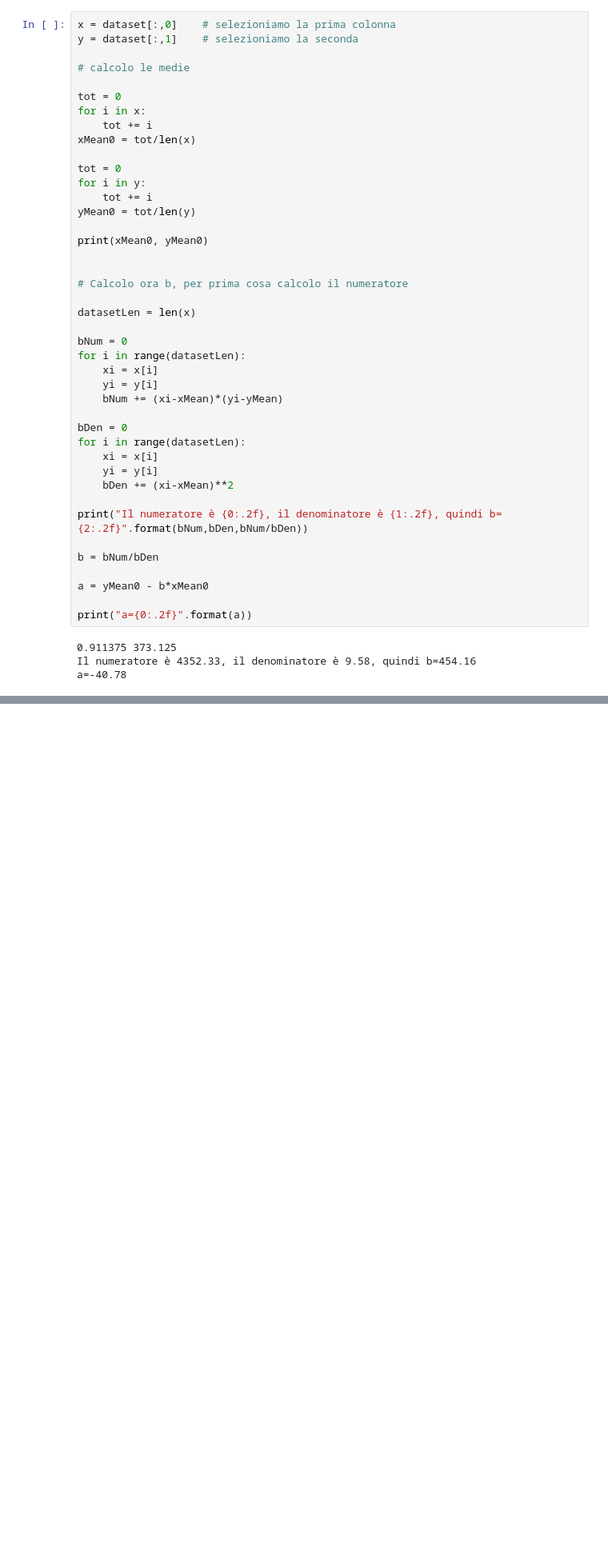
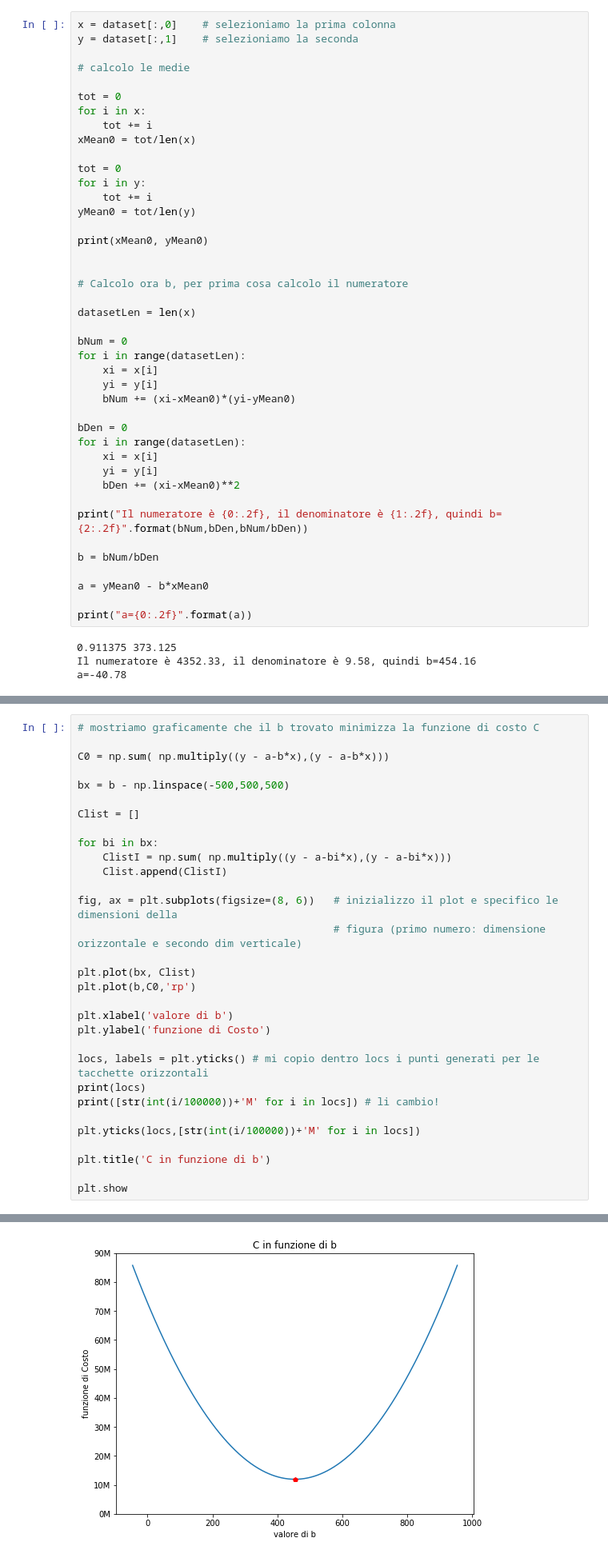
Before and after one commit to amezzali/PeanoPythonCourse, a Jupyter notebook: HubbleLaw.ipynb, the cells around one changed output, grey strips where cells are left out. Shown at 80% size. Drawn from its saved outputs; the diff is of its cells as text; blank space fills up the shorter version.

Commit message:
with yticks
changed yticks and dimension of matplotlib plot

```diff
--- a/HubbleLaw.ipynb
+++ b/HubbleLaw.ipynb
@@ -168,13 +168,13 @@ bNum = 0
 for i in range(datasetLen):
     xi = x[i]
     yi = y[i]
-    bNum += (xi-xMean)*(yi-yMean)
+    bNum += (xi-xMean0)*(yi-yMean0)
 
 bDen = 0
 for i in range(datasetLen):
     xi = x[i]
     yi = y[i]
-    bDen += (xi-xMean)**2
+    bDen += (xi-xMean0)**2
 
 print("Il numeratore è {0:.2f}, il denominatore è {1:.2f}, quindi b={2:.2f}".format(bNum,bDen,bNum/bDen))
 
@@ -259,3 +259,35 @@ plt.show
 # %% [output]
 <function matplotlib.pyplot.show>
 [figure]
+# %%
+# mostriamo graficamente che il b trovato minimizza la funzione di costo C
+
+C0 = np.sum( np.multiply((y - a-b*x),(y - a-b*x)))
+
+bx = b - np.linspace(-500,500,500)
+
+Clist = []
+
+for bi in bx:
+    ClistI = np.sum( np.multiply((y - a-bi*x),(y - a-bi*x)))
+    Clist.append(ClistI)
+
+fig, ax = plt.subplots(figsize=(8, 6))   # inizializzo il plot e specifico le dimensioni della
+                                         # figura (primo numero: dimensione orizzontale e secondo dim verticale)
+
+plt.plot(bx, Clist)
+plt.plot(b,C0,'rp')
+
+plt.xlabel('valore di b')
+plt.ylabel('funzione di Costo')
+
+locs, labels = plt.yticks() # mi copio dentro locs i punti generati per le tacchette orizzontali
+print(locs)
+print([str(int(i/100000))+'M' for i in locs]) # li cambio!
+
+plt.yticks(locs,[str(int(i/100000))+'M' for i in locs])
+
+plt.title('C in funzione di b')
+
+plt.show
+# %% [output]
@@ -262,3 +296,4 @@ plt.show
+[figure, added]
 # %% [markdown]
 ### Stimiamo l'errore
 
```
Also changed, not shown: parts of 1 cell of this notebook.
